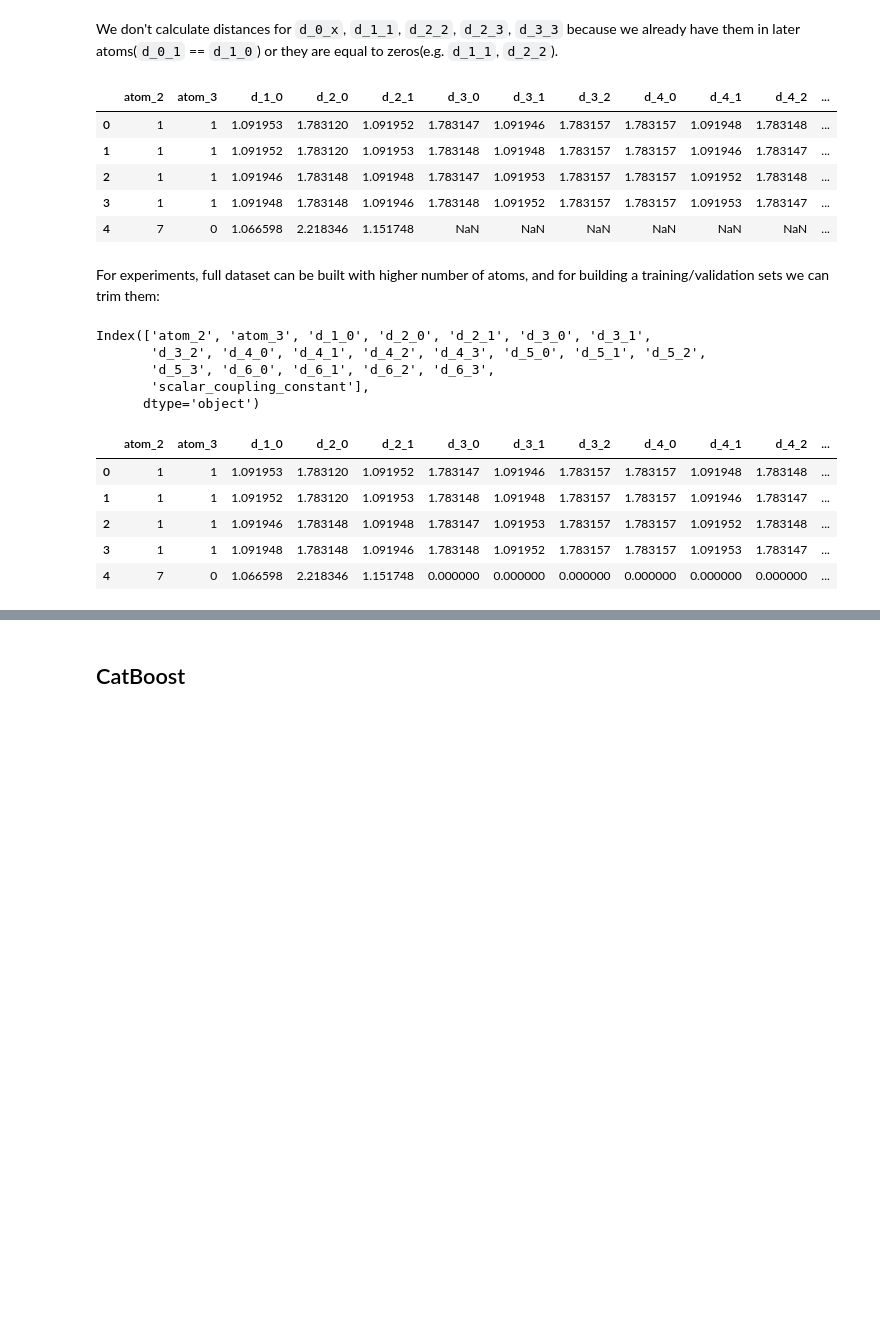
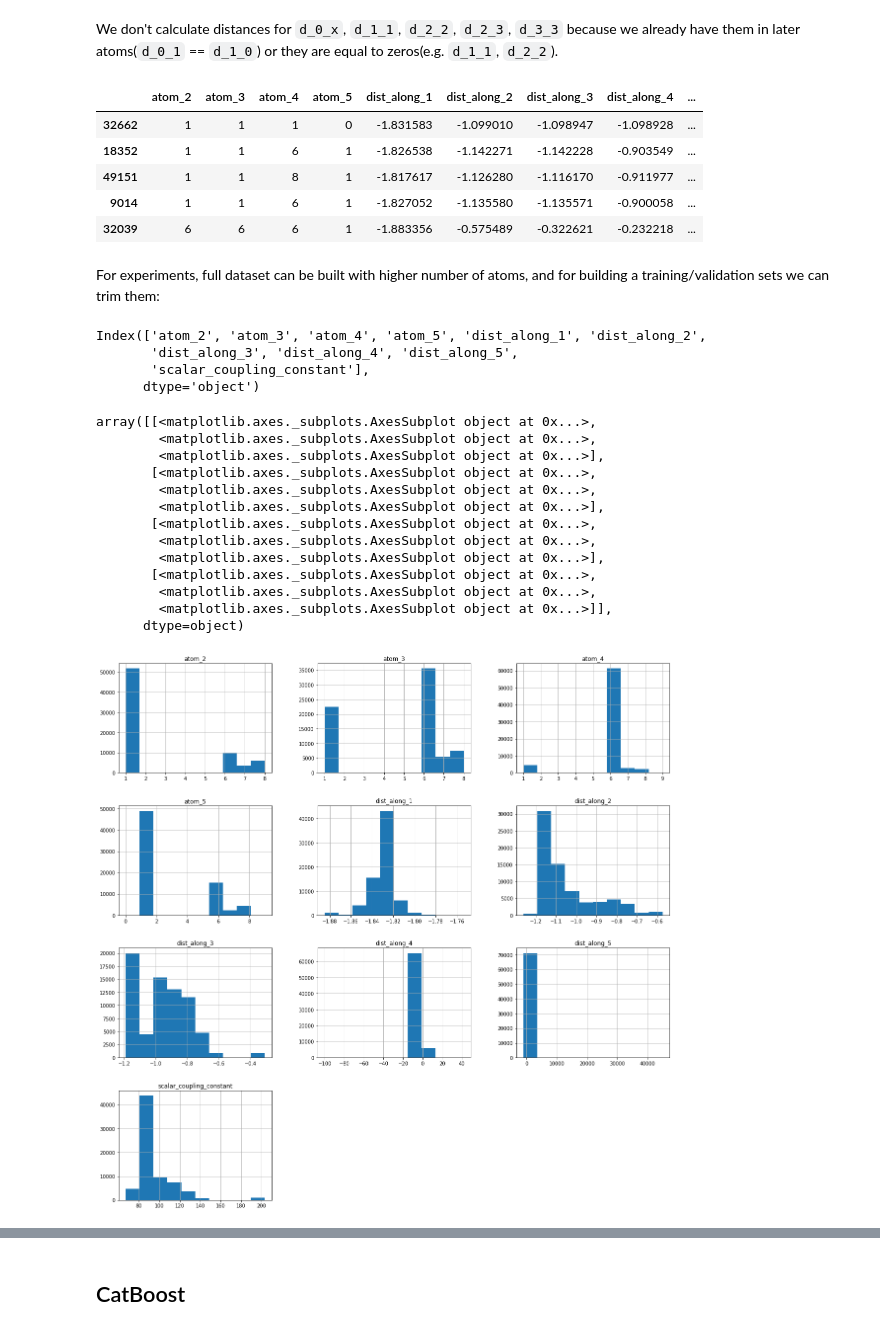
Before and after one commit to dmvlasenk/Kaggle_Predicting_Molecular_Properties, a Jupyter notebook: src/main.ipynb, the cells around one changed output, grey strips where cells are left out. Saved outputs shown, nothing was run; the diff lists cells and outputs as text; code cells hidden in the pictures; blank space fills up the shorter version.

Commit message:
Distance along axis

```diff
--- a/src/main.ipynb
+++ b/src/main.ipynb
@@ -370,18 +487,17 @@ We don't calculate distances for `d_0_x`, `d_1_1`, `d_2_2`, `d_2_3`, `d_3_3` bec
 # %%
-df = take_n_atoms(full, 7)
+df = take_n_atoms(full, 6)
 df.head()
 # %% [output]
-|  | atom_2 | atom_3 | d_1_0 | d_2_0 | d_2_1 | d_3_0 | d_3_1 | d_3_2 | d_4_0 | d_4_1 | d_4_2 | ... |
-| 0 | 1 | 1 | 1.091953 | 1.783120 | 1.091952 | 1.783147 | 1.091946 | 1.783157 | 1.783157 | 1.091948 | 1.783148 | ... |
-| 1 | 1 | 1 | 1.091952 | 1.783120 | 1.091953 | 1.783148 | 1.091948 | 1.783157 | 1.783157 | 1.091946 | 1.783147 | ... |
-| 2 | 1 | 1 | 1.091946 | 1.783148 | 1.091948 | 1.783147 | 1.091953 | 1.783157 | 1.783157 | 1.091952 | 1.783148 | ... |
-| 3 | 1 | 1 | 1.091948 | 1.783148 | 1.091946 | 1.783148 | 1.091952 | 1.783157 | 1.783157 | 1.091953 | 1.783147 | ... |
-| 4 | 7 | 0 | 1.066598 | 2.218346 | 1.151748 | NaN | NaN | NaN | NaN | NaN | NaN | ... |
+|  | atom_2 | atom_3 | atom_4 | atom_5 | dist_along_1 | dist_along_2 | dist_along_3 | dist_along_4 | ... |
+| 32662 | 1 | 1 | 1 | 0 | -1.831583 | -1.099010 | -1.098947 | -1.098928 | ... |
+| 18352 | 1 | 1 | 6 | 1 | -1.826538 | -1.142271 | -1.142228 | -0.903549 | ... |
+| 49151 | 1 | 1 | 8 | 1 | -1.817617 | -1.126280 | -1.116170 | -0.911977 | ... |
+| 9014 | 1 | 1 | 6 | 1 | -1.827052 | -1.135580 | -1.135571 | -0.900058 | ... |
+| 32039 | 6 | 6 | 6 | 1 | -1.883356 | -0.575489 | -0.322621 | -0.232218 | ... |
 # %% [markdown]
 For experiments, full dataset can be built with higher number of atoms, and for building a training/validation sets we can trim them:
 # %%
-df = take_n_atoms(full, 7)
-
+df = take_n_atoms(full, 6)
 
 #inverse of distances
 #filter_col = [col for col in df if col.startswith('d_')]
@@ -392,17 +508,24 @@ df = take_n_atoms(full, 7)
 df = df.fillna(0)
 df.columns
 # %% [output]
-Index(['atom_2', 'atom_3', 'd_1_0', 'd_2_0', 'd_2_1', 'd_3_0', 'd_3_1',
-       'd_3_2', 'd_4_0', 'd_4_1', 'd_4_2', 'd_4_3', 'd_5_0', 'd_5_1', 'd_5_2',
-       'd_5_3', 'd_6_0', 'd_6_1', 'd_6_2', 'd_6_3',
+Index(['atom_2', 'atom_3', 'atom_4', 'atom_5', 'dist_along_1', 'dist_along_2',
+       'dist_along_3', 'dist_along_4', 'dist_along_5',
        'scalar_coupling_constant'],
       dtype='object')
-# %%
-df.head()
-# %% [output]
-|  | atom_2 | atom_3 | d_1_0 | d_2_0 | d_2_1 | d_3_0 | d_3_1 | d_3_2 | d_4_0 | d_4_1 | d_4_2 | ... |
-| 0 | 1 | 1 | 1.091953 | 1.783120 | 1.091952 | 1.783147 | 1.091946 | 1.783157 | 1.783157 | 1.091948 | 1.783148 | ... |
-| 1 | 1 | 1 | 1.091952 | 1.783120 | 1.091953 | 1.783148 | 1.091948 | 1.783157 | 1.783157 | 1.091946 | 1.783147 | ... |
-| 2 | 1 | 1 | 1.091946 | 1.783148 | 1.091948 | 1.783147 | 1.091953 | 1.783157 | 1.783157 | 1.091952 | 1.783148 | ... |
-| 3 | 1 | 1 | 1.091948 | 1.783148 | 1.091946 | 1.783148 | 1.091952 | 1.783157 | 1.783157 | 1.091953 | 1.783147 | ... |
-| 4 | 7 | 0 | 1.066598 | 2.218346 | 1.151748 | 0.000000 | 0.000000 | 0.000000 | 0.000000 | 0.000000 | 0.000000 | ... |
+# %%
+ df.hist(bins=10, figsize = [20,20] )
+# %% [output]
+array([[<matplotlib.axes._subplots.AxesSubplot object at 0x...>,
+        <matplotlib.axes._subplots.AxesSubplot object at 0x...>,
+        <matplotlib.axes._subplots.AxesSubplot object at 0x...>],
+       [<matplotlib.axes._subplots.AxesSubplot object at 0x...>,
+        <matplotlib.axes._subplots.AxesSubplot object at 0x...>,
+        <matplotlib.axes._subplots.AxesSubplot object at 0x...>],
+       [<matplotlib.axes._subplots.AxesSubplot object at 0x...>,
+        <matplotlib.axes._subplots.AxesSubplot object at 0x...>,
+        <matplotlib.axes._subplots.AxesSubplot object at 0x...>],
+       [<matplotlib.axes._subplots.AxesSubplot object at 0x...>,
+        <matplotlib.axes._subplots.AxesSubplot object at 0x...>,
+        <matplotlib.axes._subplots.AxesSubplot object at 0x...>]],
+      dtype=object)
+[figure, added]
```
Also changed, not shown: parts of 31 cells of this notebook, 2 other files.
